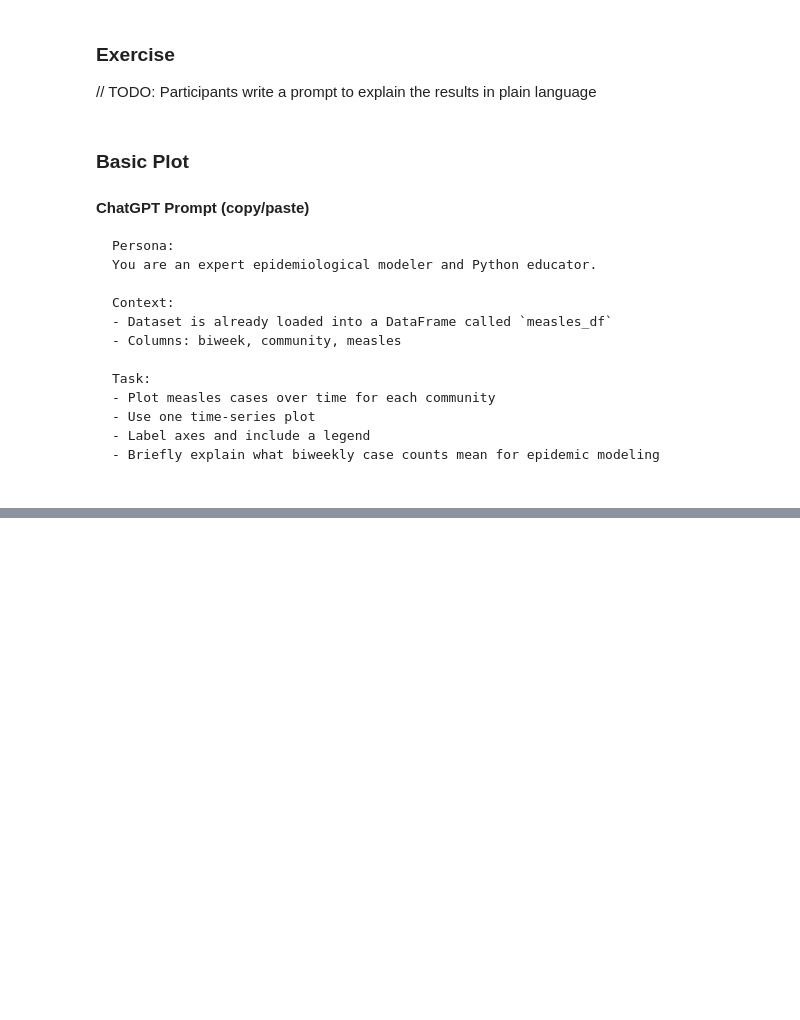
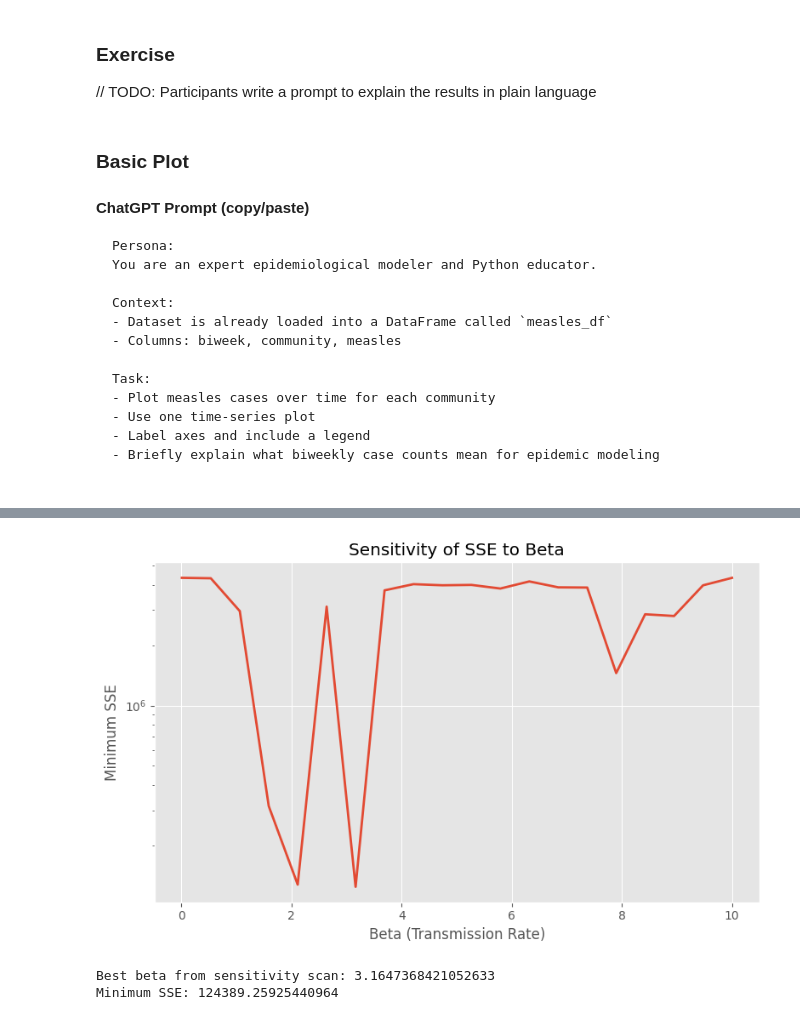
Before and after one commit to merlinvn/ai-guided-modeling-hackathon, a Jupyter notebook: notebooks/sir_llm_hackathon_final.ipynb, the cells around one changed output, grey strips where cells are left out. Drawn from its saved outputs; the diff is of its cells as text; code cells hidden in the pictures; blank space fills up the shorter version.

```diff
--- a/notebooks/sir_llm_hackathon_final.ipynb
+++ b/notebooks/sir_llm_hackathon_final.ipynb
@@ -1219,3 +1387,67 @@ SSE = 163890.02506195556
+# %%
+import numpy as np
+import matplotlib.pyplot as plt
+from scipy.optimize import least_squares
+
+# Range of beta values
+beta_grid = np.linspace(0.01, 10, 20)
+
+sse_values = []
+
+for beta_fixed in beta_grid:
+
+    # Residual function where beta is fixed
+    def residuals_fixed_beta(params):
+        N, I0, immune_fraction = params
+        y_pred = predict_incidence([N, beta_fixed, I0, immune_fraction], t_obs, gamma)
+        return y_obs - y_pred
+
+    # Initial guesses
+    x0 = [5000, 10, 0.1]
+
+    # Bounds
+    lower = [1000, 1, 0.0]
+    upper = [20000, 500, 0.9]
+
+    try:
+        fit = least_squares(
+            residuals_fixed_beta,
+            x0=x0,
+            bounds=(lower, upper),
+            method="trf"
+        )
+
+        res = residuals_fixed_beta(fit.x)
+        sse = np.sum(res**2)
+    except:
+        sse = np.nan
+
+    sse_values.append(sse)
+
+sse_values = np.array(sse_values)
+
+plt.figure(figsize=(8,5))
+
+plt.plot(beta_grid, sse_values, linewidth=2)
+plt.xlabel("Beta (Transmission Rate)")
+plt.ylabel("Minimum SSE")
+#log
+plt.yscale("log")
+plt.title("Sensitivity of SSE to Beta")
+plt.grid(True)
+
+plt.tight_layout()
+plt.show()
+
+
+best_idx = np.nanargmin(sse_values)
+
+print("Best beta from sensitivity scan:", beta_grid[best_idx])
+print("Minimum SSE:", sse_values[best_idx])
+# %% [output]
+[figure, added]
+Best beta from sensitivity scan: 3.1647368421052633
+Minimum SSE: 124389.25925440964
 # %% [markdown]
 ## 6. Poisson Likelihood Inference (Counts)
 
```
Also changed, not shown: parts of 29 cells of this notebook, 2 other files.
